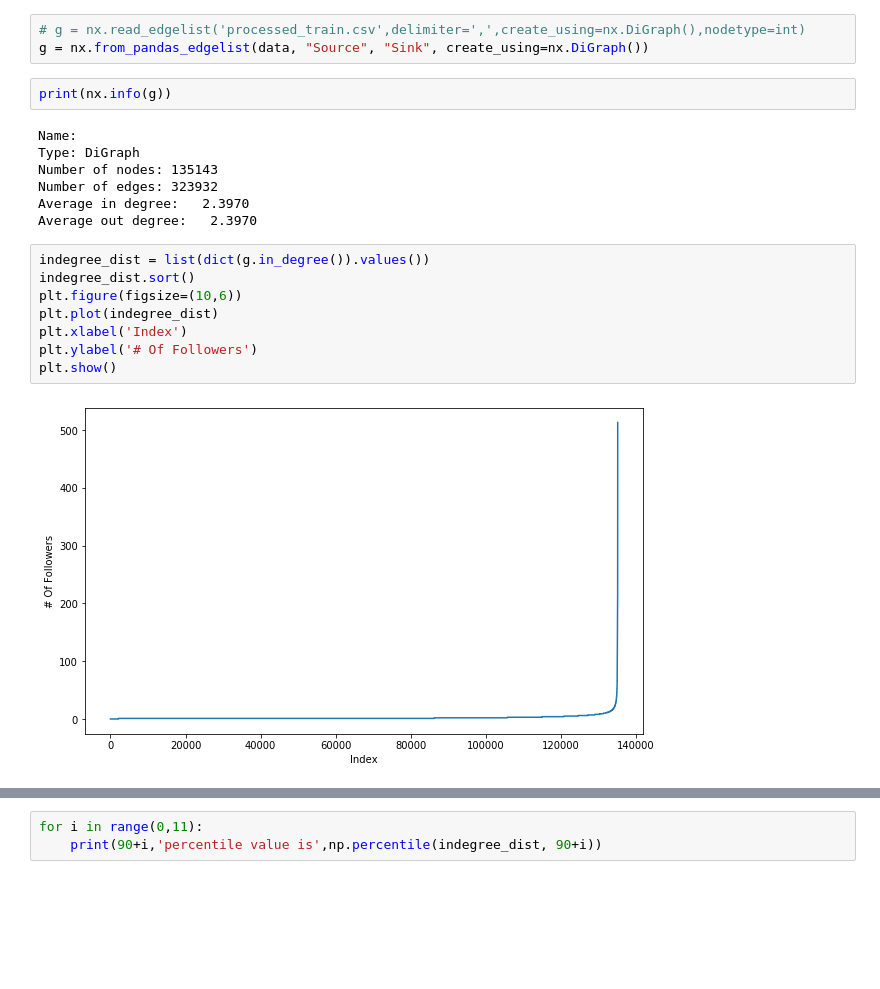
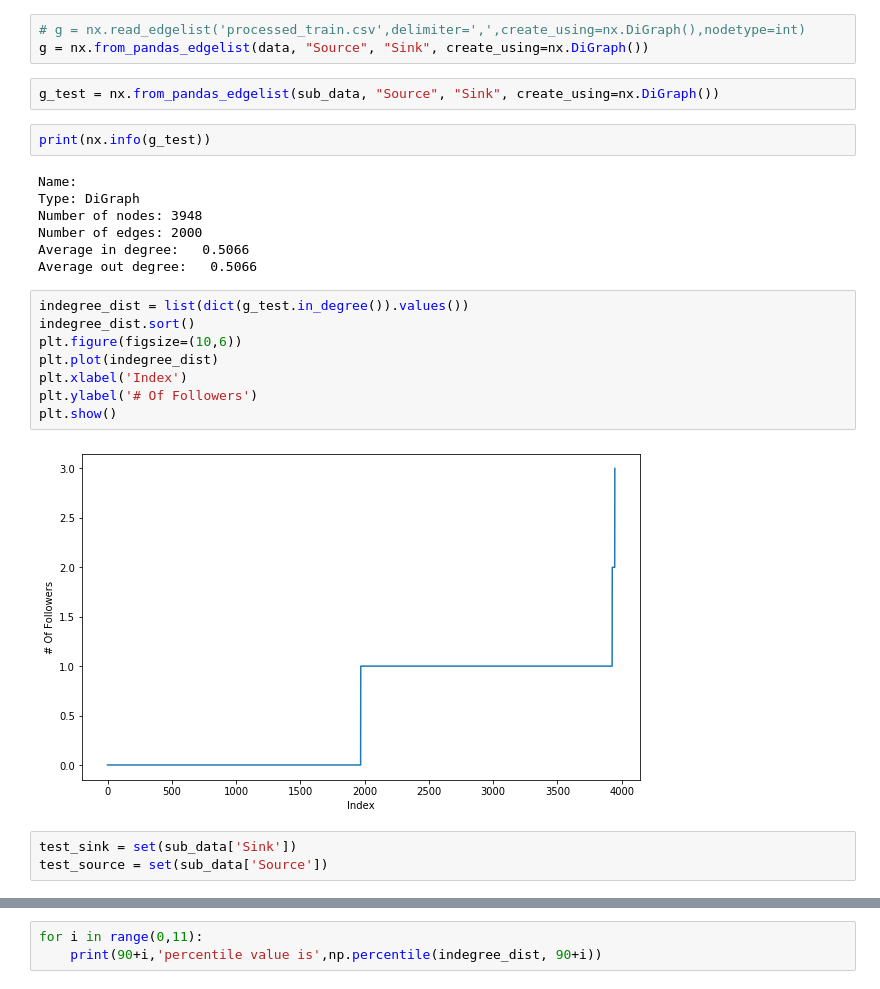
Before and after one commit to siriusctrl/COMP90051-Link-Prediction, a Jupyter notebook: prediction.ipynb, the cells around one changed output, grey strips where cells are left out. Cells and saved outputs as stored; diff of their text form; blank space fills up the shorter version.

Commit message:
data backup

```diff
--- a/prediction.ipynb
+++ b/prediction.ipynb
@@ -86,22 +260,27 @@ data.to_csv("processed_train_reduced.csv", header=False, index=False)
 # %%
 # g = nx.read_edgelist('processed_train.csv',delimiter=',',create_using=nx.DiGraph(),nodetype=int)
 g = nx.from_pandas_edgelist(data, "Source", "Sink", create_using=nx.DiGraph())
+# %%
+g_test = nx.from_pandas_edgelist(sub_data, "Source", "Sink", create_using=nx.DiGraph())
 # %%
-print(nx.info(g))
+print(nx.info(g_test))
 # %% [output]
 Name:
 Type: DiGraph
-Number of nodes: 135143
-Number of edges: 323932
-Average in degree:   2.3970
-Average out degree:   2.3970
+Number of nodes: 3948
+Number of edges: 2000
+Average in degree:   0.5066
+Average out degree:   0.5066
 # %%
-indegree_dist = list(dict(g.in_degree()).values())
+indegree_dist = list(dict(g_test.in_degree()).values())
 indegree_dist.sort()
 plt.figure(figsize=(10,6))
 plt.plot(indegree_dist)
 plt.xlabel('Index')
 plt.ylabel('# Of Followers')
 plt.show()
 # %% [output]
-[figure, old version]
+[figure, new version]
+# %%
+test_sink = set(sub_data['Sink'])
+test_source = set(sub_data['Source'])
```
Also changed, not shown: parts of 34 cells of this notebook, 4 other files.
